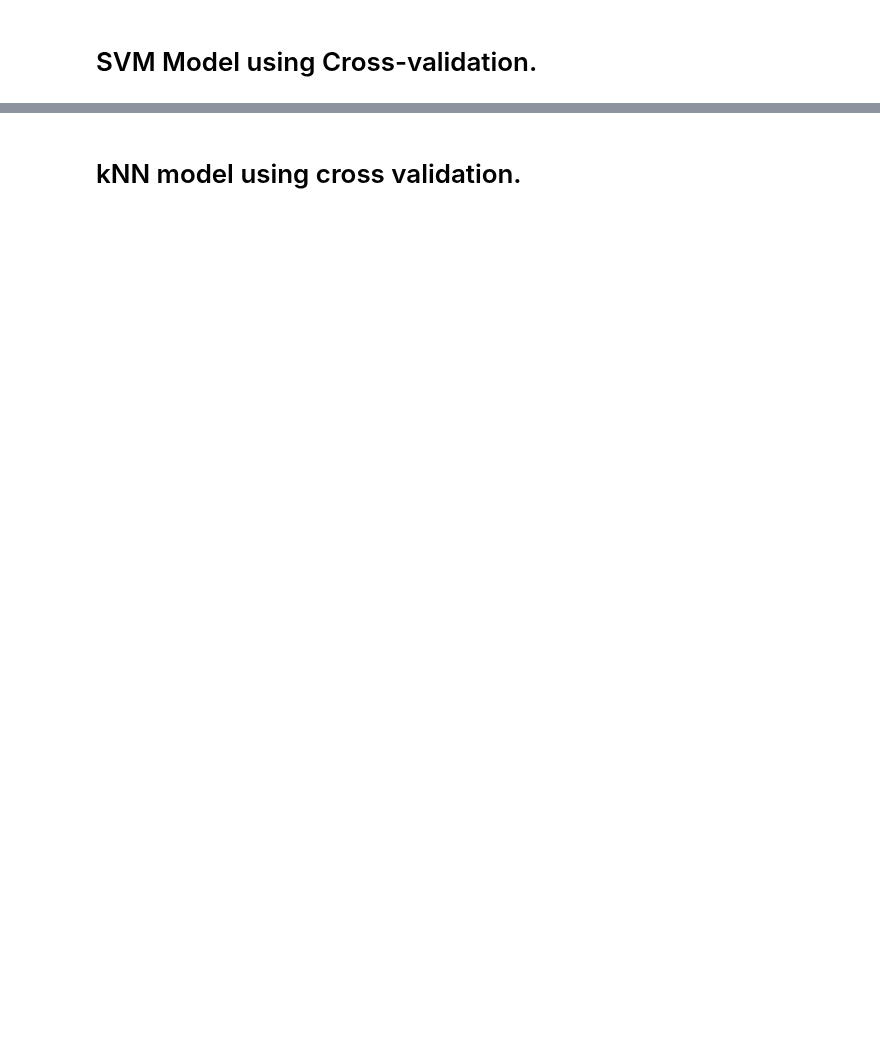
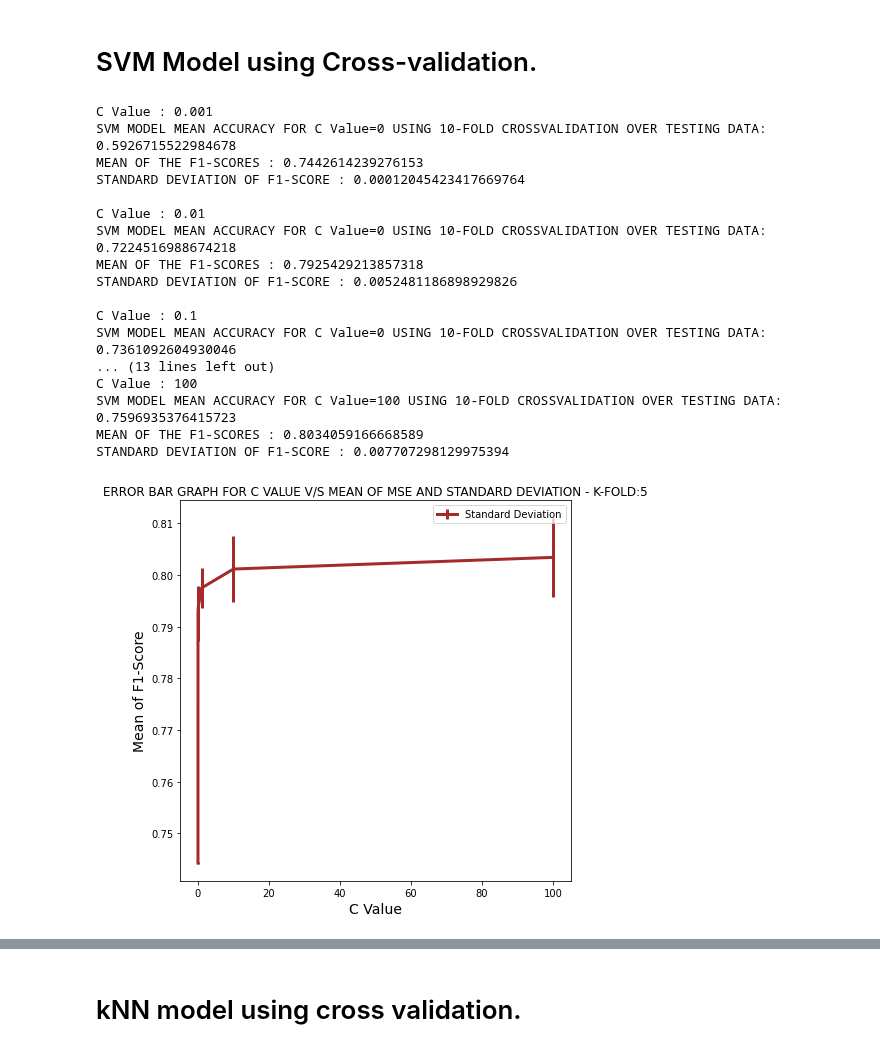
Before and after one commit to siddhesh21/Dublin-Rainfall-Analysis-Predictions, a Jupyter notebook: final_assignment/Rain_Prediction_Dublin.ipynb, the cells around one changed output, grey strips where cells are left out. Cells and saved outputs as stored; diff of their text form; code cells hidden in the pictures; blank space fills up the shorter version.

```diff
--- a/final_assignment/Rain_Prediction_Dublin.ipynb
+++ b/final_assignment/Rain_Prediction_Dublin.ipynb
@@ -494,36 +547,54 @@ X_train, X_test, y_train, y_test = train_test_split(norm_training_data, target_A
 # %%
 warnings.filterwarnings("ignore")
 C_array = [0.001,0.01,0.1,1,10,100]
-mean_error=[]
+f1_score=[]
 std_error=[]
 mean_accuracy = []
 for C_value in C_array:
     kfold_n = 5
     kfold = KFold(n_splits=kfold_n)
     svmModel = svm.SVC(C = C_value, kernel = "rbf")
     temp=[]
     temp_acc = []
     for train, test in kfold.split(norm_training_data):
         svmModel.fit(norm_training_data[train], target_Arr[train])
         ypred = svmModel.predict(norm_training_data[test])
-        temp.append(mean_squared_error(target_Arr[test],ypred))
         temp_acc.append(accuracy_score(target_Arr[test],ypred))
         ypred = svmModel.predict(norm_training_data)
     mean_accuracy.append(np.array(temp_acc).mean())
-    mean_error.append(np.array(temp).mean())
-    std_error.append((np.array(temp).std()))
+    scores = cross_val_score(svmModel,norm_training_data[train],target_Arr[train], cv=5, scoring='f1')
+    f1_score.append(np.array(scores).mean())
+    std_error.append(np.array(scores).std())
     print("C Value :",C_value)
-    print("SVM MEAN ACCURACY FOR C value=%f USING 10-FOLD CROSSVALIDATION OVER TESTING DATA: "%C_value,mean_accuracy[-1])
-    print("MEAN SQUARE ERROR(MSE) VALUES :", temp)
-    print("MEAN OF THE MSEs :",mean_error[-1])
-    print("STANDARD DEVIATION OF THE MSEs :",std_error[-1],"\n")
+    print("SVM MODEL MEAN ACCURACY FOR C Value=%d USING 10-FOLD CROSSVALIDATION OVER TESTING DATA: "%C_value,mean_accuracy[-1])
+    print("MEAN OF THE F1-SCORES :",f1_score[-1])
+    print("STANDARD DEVIATION OF F1-SCORE :",std_error[-1],"\n")
 plt.figure(figsize=(7,7))
-plt.errorbar(C_array,mean_error,yerr=std_error,linewidth=3, color = "brown")
+plt.errorbar(C_array,f1_score,yerr=std_error,linewidth=3, color = "brown")
 plt.xlabel('C Value', fontsize = 14)
-plt.ylabel('Mean of MSEs', fontsize = 14)
-plt.title("ERROR BAR GRAPH FOR C value V/S MEAN OF MSE AND STANDARD DEVIATION - K-FOLD:%s"%str(kfold_n))
+plt.ylabel('Mean of F1-Score', fontsize = 14)
+plt.title("ERROR BAR GRAPH FOR C VALUE V/S MEAN OF MSE AND STANDARD DEVIATION - K-FOLD:%s"%str(kfold_n))
 plt.legend(["Standard Deviation"], bbox_to_anchor=(1, 1))
 plt.show()
+# %% [output]
+C Value : 0.001
+SVM MODEL MEAN ACCURACY FOR C Value=0 USING 10-FOLD CROSSVALIDATION OVER TESTING DATA:  0.5926715522984678
+MEAN OF THE F1-SCORES : 0.7442614239276153
+STANDARD DEVIATION OF F1-SCORE : 0.00012045423417669764
+
+C Value : 0.01
+SVM MODEL MEAN ACCURACY FOR C Value=0 USING 10-FOLD CROSSVALIDATION OVER TESTING DATA:  0.7224516988674218
+MEAN OF THE F1-SCORES : 0.7925429213857318
+STANDARD DEVIATION OF F1-SCORE : 0.0052481186898929826
+
+C Value : 0.1
+SVM MODEL MEAN ACCURACY FOR C Value=0 USING 10-FOLD CROSSVALIDATION OVER TESTING DATA:  0.7361092604930046
+... (13 lines left out)
+C Value : 100
+SVM MODEL MEAN ACCURACY FOR C Value=100 USING 10-FOLD CROSSVALIDATION OVER TESTING DATA:  0.7596935376415723
+MEAN OF THE F1-SCORES : 0.8034059166668589
+STANDARD DEVIATION OF F1-SCORE : 0.007707298129975394
+[figure, added]
 # %%
 #Chosen model with best suited C value.
 C_value = 10
```
Also changed, not shown: parts of 19 cells of this notebook.
